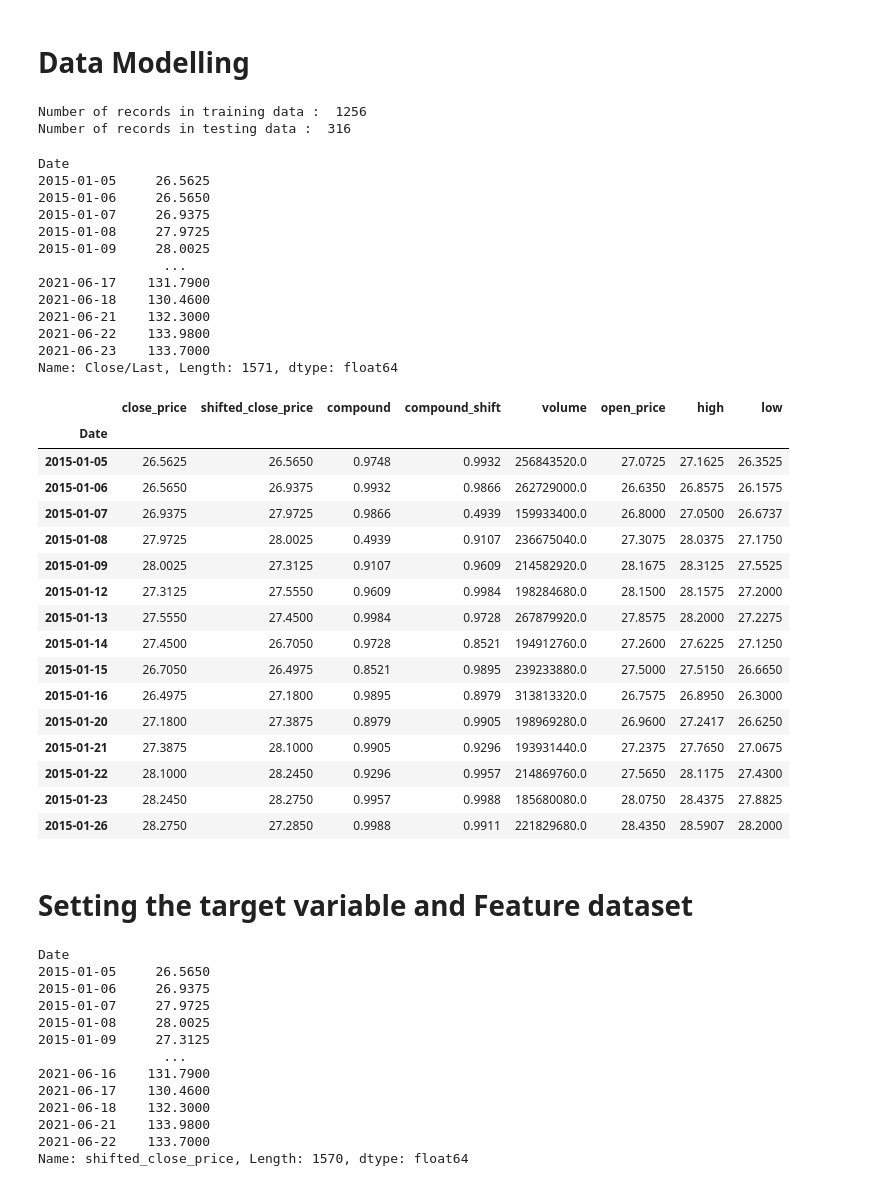
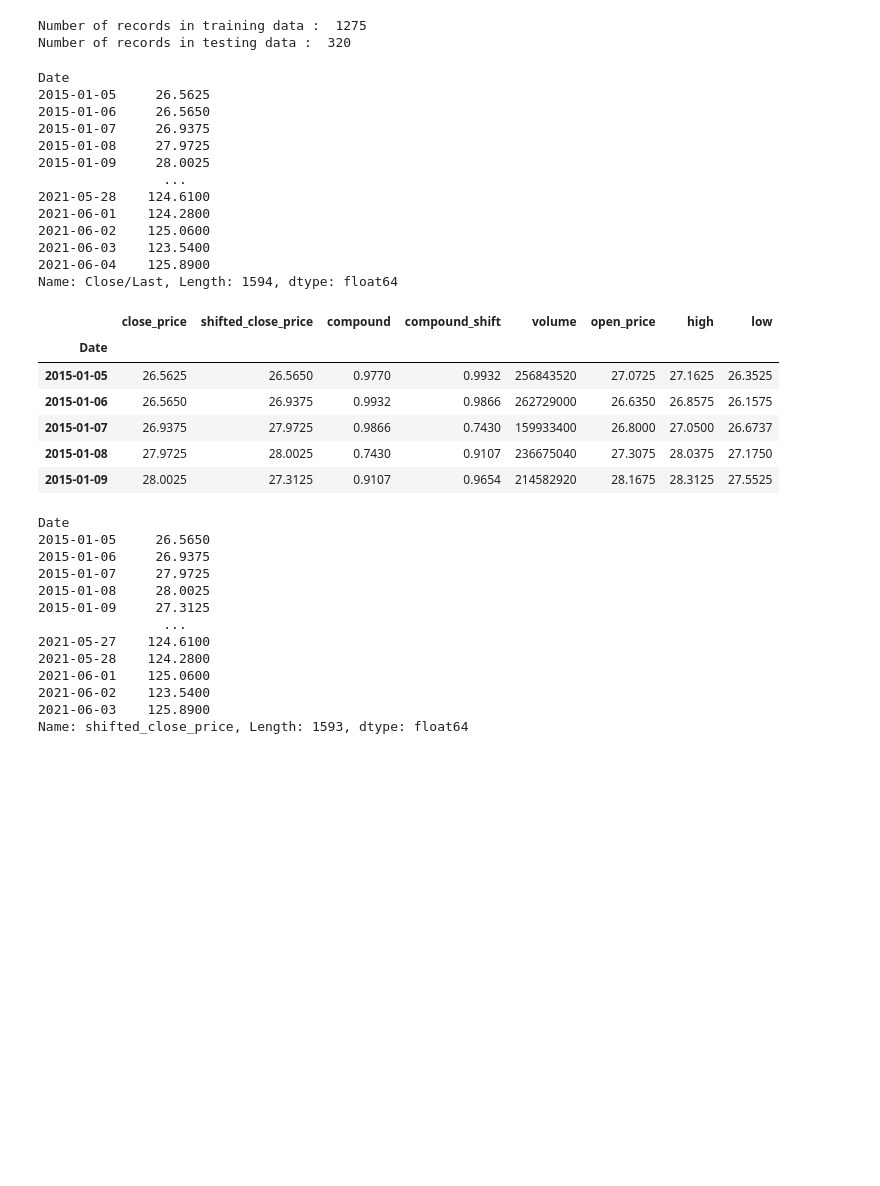
Before and after one commit to sidn19/Stock-price-prediction, a Jupyter notebook: Neural_Network.ipynb, the cells around one changed output. Drawn from its saved outputs; the diff is of its cells as text; code cells hidden in the pictures; blank space fills up the shorter version.

```diff
--- a/Neural_Network.ipynb
+++ b/Neural_Network.ipynb
@@ -182,5 +189,5 @@ stock_data.to_csv("Stock_Data.csv")
 # %%
-stock_data = pd.read_csv("Stock_Data.csv",index_col = False)
+stock_data = pd.read_csv("./Datasets/Stock_Data_with_vader.csv",index_col = False)
 stock_data.set_index("Date",inplace = True)
 stock_data.head()
 # %% [output]
@@ -299,5 +304,3 @@ stock_data
-# %% [markdown]
-# **Data Modelling**
 # %%
 data = int(1.0*(len(stock_data)-1))
 split = int(data*0.8)
@@ -306,8 +309,8 @@ start = total_data - data
 print("Number of records in training data : ",split)
 print("Number of records in testing data : ",total_data - split)
 # %% [output]
-Number of records in training data :  1256
-Number of records in testing data :  316
+Number of records in training data :  1275
+Number of records in testing data :  320
 # %%
 close_price = stock_data.iloc[start:total_data,0]
 compound = stock_data.iloc[start:total_data,1]
@@ -328,39 +331,27 @@ Date
 2015-01-08     27.9725
 2015-01-09     28.0025
                 ...
-2021-06-17    131.7900
-2021-06-18    130.4600
-2021-06-21    132.3000
-2021-06-22    133.9800
-2021-06-23    133.7000
-Name: Close/Last, Length: 1571, dtype: float64
+2021-05-28    124.6100
+2021-06-01    124.2800
+2021-06-02    125.0600
+2021-06-03    123.5400
+2021-06-04    125.8900
+Name: Close/Last, Length: 1594, dtype: float64
 # %%
 shifted_close_price = close_price.shift(-1)
 compound_shift = compound.shift(-1)
 new_data = pd.concat([close_price,shifted_close_price,compound,compound_shift,volume,open_price,high,low],axis = 1)
 new_data.columns = ['close_price','shifted_close_price','compound','compound_shift','volume','open_price','high','low']
 new_data = new_data.dropna()
-new_data.head(15)
+new_data.head()
 # %% [output]
 |  | close_price | shifted_close_price | compound | compound_shift | volume | open_price | high | low |
 | Date |  |  |  |  |  |  |  |  |
-| 2015-01-05 | 26.5625 | 26.5650 | 0.9748 | 0.9932 | 256843520.0 | 27.0725 | 27.1625 | 26.3525 |
-| 2015-01-06 | 26.5650 | 26.9375 | 0.9932 | 0.9866 | 262729000.0 | 26.6350 | 26.8575 | 26.1575 |
-| 2015-01-07 | 26.9375 | 27.9725 | 0.9866 | 0.4939 | 159933400.0 | 26.8000 | 27.0500 | 26.6737 |
-| 2015-01-08 | 27.9725 | 28.0025 | 0.4939 | 0.9107 | 236675040.0 | 27.3075 | 28.0375 | 27.1750 |
-| 2015-01-09 | 28.0025 | 27.3125 | 0.9107 | 0.9609 | 214582920.0 | 28.1675 | 28.3125 | 27.5525 |
-| 2015-01-12 | 27.3125 | 27.5550 | 0.9609 | 0.9984 | 198284680.0 | 28.1500 | 28.1575 | 27.2000 |
-| 2015-01-13 | 27.5550 | 27.4500 | 0.9984 | 0.9728 | 267879920.0 | 27.8575 | 28.2000 | 27.2275 |
-| 2015-01-14 | 27.4500 | 26.7050 | 0.9728 | 0.8521 | 194912760.0 | 27.2600 | 27.6225 | 27.1250 |
-| 2015-01-15 | 26.7050 | 26.4975 | 0.8521 | 0.9895 | 239233880.0 | 27.5000 | 27.5150 | 26.6650 |
-| 2015-01-16 | 26.4975 | 27.1800 | 0.9895 | 0.8979 | 313813320.0 | 26.7575 | 26.8950 | 26.3000 |
-| 2015-01-20 | 27.1800 | 27.3875 | 0.8979 | 0.9905 | 198969280.0 | 26.9600 | 27.2417 | 26.6250 |
-| 2015-01-21 | 27.3875 | 28.1000 | 0.9905 | 0.9296 | 193931440.0 | 27.2375 | 27.7650 | 27.0675 |
-| 2015-01-22 | 28.1000 | 28.2450 | 0.9296 | 0.9957 | 214869760.0 | 27.5650 | 28.1175 | 27.4300 |
-| 2015-01-23 | 28.2450 | 28.2750 | 0.9957 | 0.9988 | 185680080.0 | 28.0750 | 28.4375 | 27.8825 |
-| 2015-01-26 | 28.2750 | 27.2850 | 0.9988 | 0.9911 | 221829680.0 | 28.4350 | 28.5907 | 28.2000 |
+| 2015-01-05 | 26.5625 | 26.5650 | 0.9770 | 0.9932 | 256843520 | 27.0725 | 27.1625 | 26.3525 |
+| 2015-01-06 | 26.5650 | 26.9375 | 0.9932 | 0.9866 | 262729000 | 26.6350 | 26.8575 | 26.1575 |
+| 2015-01-07 | 26.9375 | 27.9725 | 0.9866 | 0.7430 | 159933400 | 26.8000 | 27.0500 | 26.6737 |
+| 2015-01-08 | 27.9725 | 28.0025 | 0.7430 | 0.9107 | 236675040 | 27.3075 | 28.0375 | 27.1750 |
+| 2015-01-09 | 28.0025 | 27.3125 | 0.9107 | 0.9654 | 214582920 | 28.1675 | 28.3125 | 27.5525 |
-# %% [markdown]
-# **Setting the target variable and Feature dataset**
 # %%
 Y = new_data["shifted_close_price"]
 Y
@@ -372,12 +363,12 @@ Date
 2015-01-08     28.0025
 2015-01-09     27.3125
                 ...
-2021-06-16    131.7900
-2021-06-17    130.4600
-2021-06-18    132.3000
-2021-06-21    133.9800
-2021-06-22    133.7000
-Name: shifted_close_price, Length: 1570, dtype: float64
+2021-05-27    124.6100
+2021-05-28    124.2800
+2021-06-01    125.0600
+2021-06-02    123.5400
+2021-06-03    125.8900
+Name: shifted_close_price, Length: 1593, dtype: float64
 # %%
 columns = ["close_price","compound","compound_shift","volume","open_price","high","low"]
 X = new_data[columns]
```
Also changed, not shown: parts of 61 cells of this notebook, 3 other files.
